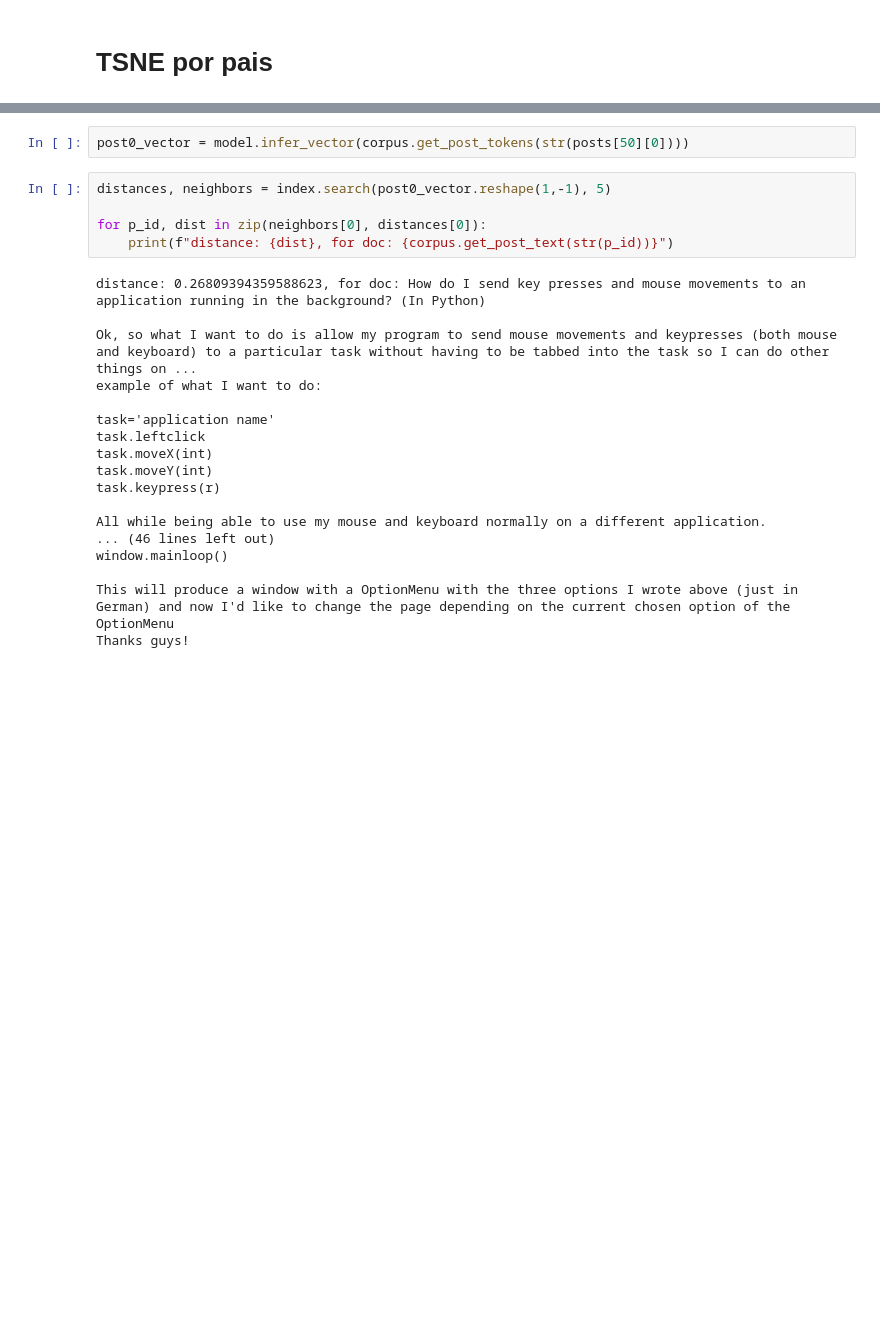
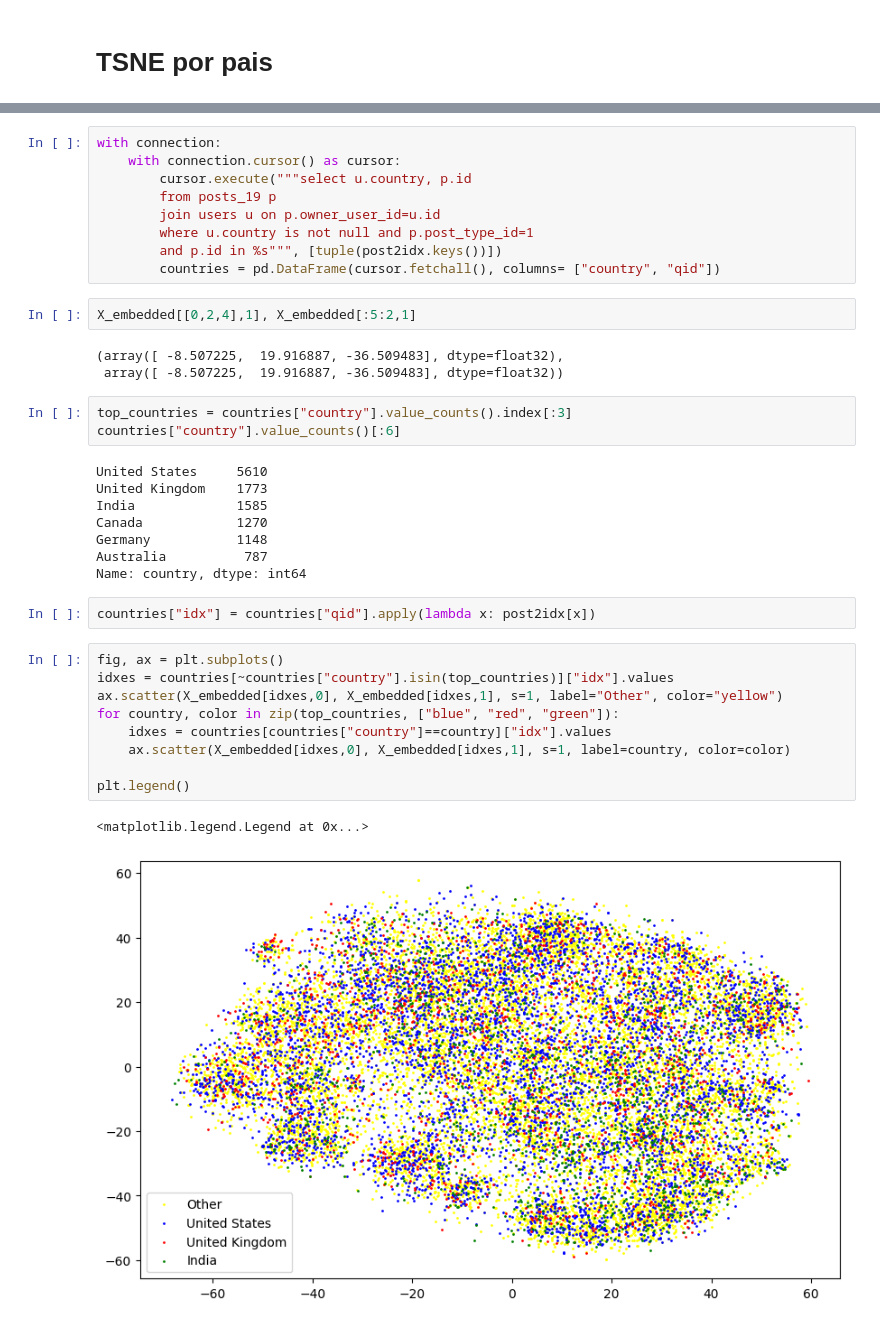
Before and after one commit to flopezd/so_q_recom, a Jupyter notebook: notebooks/text_model/doc2vec.ipynb, the cells around one changed output, grey strips where cells are left out. Drawn from its saved outputs; the diff is of its cells as text; blank space fills up the shorter version.

```diff
--- a/notebooks/text_model/doc2vec.ipynb
+++ b/notebooks/text_model/doc2vec.ipynb
@@ -231,25 +211,39 @@ posts[50][1], posts[50][2]
-# %%
-post0_vector = model.infer_vector(corpus.get_post_tokens(str(posts[50][0])))
-# %%
-distances, neighbors = index.search(post0_vector.reshape(1,-1), 5)
-
-for p_id, dist in zip(neighbors[0], distances[0]):
-    print(f"distance: {dist}, for doc: {corpus.get_post_text(str(p_id))}")
-# %% [output]
-distance: 0.26809394359588623, for doc: How do I send key presses and mouse movements to an application running in the background? (In Python)
-
-Ok, so what I want to do is allow my program to send mouse movements and keypresses (both mouse and keyboard) to a particular task without having to be tabbed into the task so I can do other things on ...
-example of what I want to do:
-
-task='application name'
-task.leftclick
-task.moveX(int)
-task.moveY(int)
-task.keypress(r)
-
-All while being able to use my mouse and keyboard normally on a different application.
-... (46 lines left out)
-window.mainloop()
-
-This will produce a window with a OptionMenu with the three options I wrote above (just in German) and now I'd like to change the page depending on the current chosen option of the OptionMenu
-Thanks guys!
+# %%
+with connection:
+    with connection.cursor() as cursor:
+        cursor.execute("""select u.country, p.id
+        from posts_19 p
+        join users u on p.owner_user_id=u.id
+        where u.country is not null and p.post_type_id=1
+        and p.id in %s""", [tuple(post2idx.keys())])
+        countries = pd.DataFrame(cursor.fetchall(), columns= ["country", "qid"])
+# %%
+X_embedded[[0,2,4],1], X_embedded[:5:2,1]
+# %% [output]
+(array([ -8.507225,  19.916887, -36.509483], dtype=float32),
+ array([ -8.507225,  19.916887, -36.509483], dtype=float32))
+# %%
+top_countries = countries["country"].value_counts().index[:3]
+countries["country"].value_counts()[:6]
+# %% [output]
+United States     5610
+United Kingdom    1773
+India             1585
+Canada            1270
+Germany           1148
+Australia          787
+Name: country, dtype: int64
+# %%
+countries["idx"] = countries["qid"].apply(lambda x: post2idx[x])
+# %%
+fig, ax = plt.subplots()
+idxes = countries[~countries["country"].isin(top_countries)]["idx"].values
+ax.scatter(X_embedded[idxes,0], X_embedded[idxes,1], s=1, label="Other", color="yellow")
+for country, color in zip(top_countries, ["blue", "red", "green"]):
+    idxes = countries[countries["country"]==country]["idx"].values
+    ax.scatter(X_embedded[idxes,0], X_embedded[idxes,1], s=1, label=country, color=color)
+
+plt.legend()
+# %% [output]
+<matplotlib.legend.Legend at 0x...>
+[figure, added]
```
Also changed, not shown: parts of 21 cells of this notebook, 1 other file.
